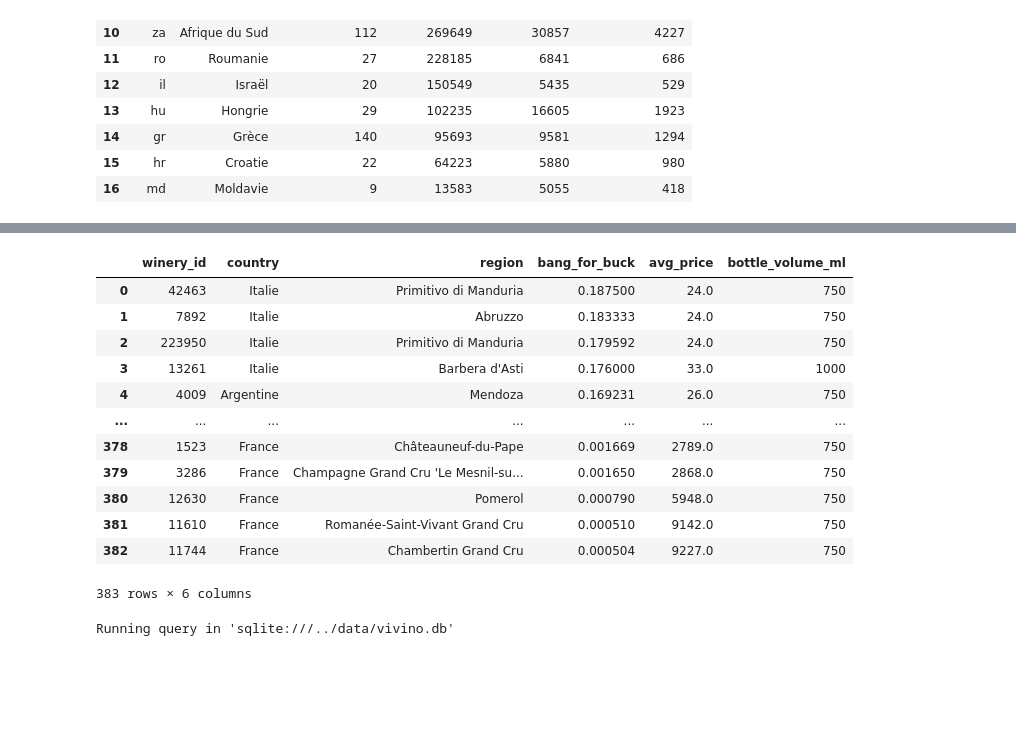
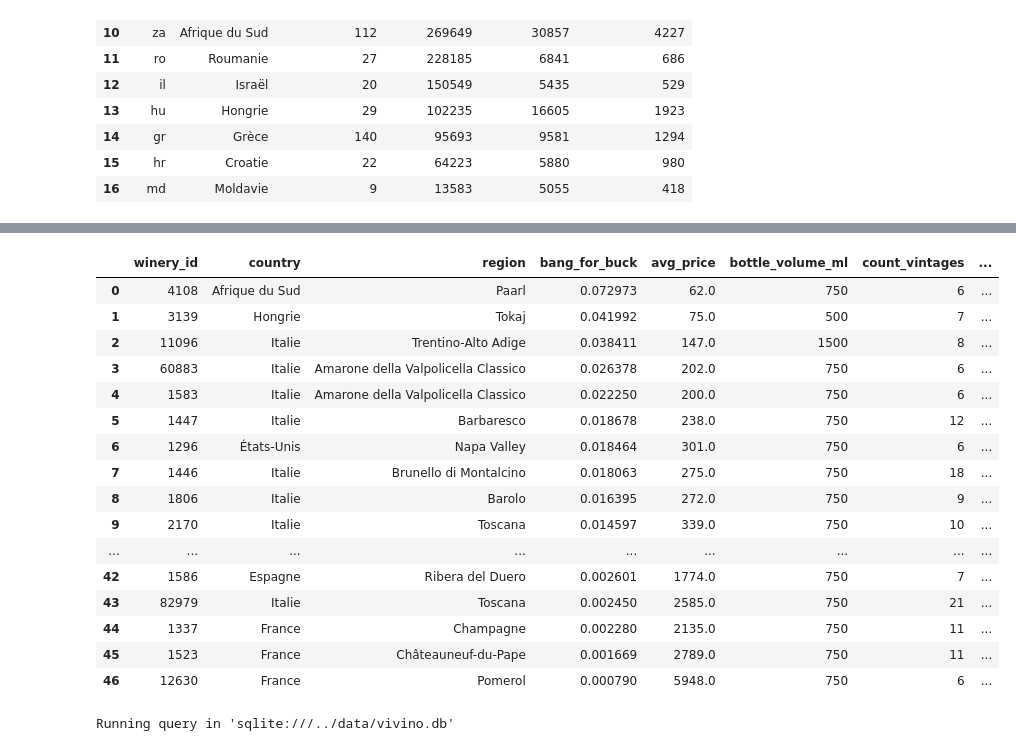
Before and after one commit to JanKazimir/vivinodb, a Jupyter notebook: notebooks/disco.ipynb, the cells around one changed output, grey strips where cells are left out. Cells and saved outputs as stored; diff of their text form; code cells hidden in the pictures; blank space fills up the shorter version.

```diff
--- a/notebooks/disco.ipynb
+++ b/notebooks/disco.ipynb
@@ -367,0 +388,7 @@ Best Winery id's:  42463, 7892, 223950, 13261, 4009, 40453, 3060, 19992, 52856,
+# %%
+## Best wineries for quality
+with open("../queries/best_wineries.sql") as f:
+    query = f.read()
+
+df = pd.read_sql_query(query, connexion)
+df
@@ -367,0 +413,7 @@ Best Winery id's:  42463, 7892, 223950, 13261, 4009, 40453, 3060, 19992, 52856,
+# %%
+## Winery awards: Bang for Buck
+with open("../queries/best_wineries_bang_for_buck.sql", encoding="utf-8") as f:
+    query = f.read()
+
+df = pd.read_sql_query(query, connexion)
+df
@@ -368,26 +438,30 @@ Best Winery id's:  42463, 7892, 223950, 13261, 4009, 40453, 3060, 19992, 52856,
 # %%
-## Winery awards
-with open("../queries/best_wineries.sql", encoding="utf-8") as f:
+## Winery awards : best bang for buck
+with open("../queries/best_wineries_bang_for_buck.sql", encoding="utf-8") as f:
     query = f.read()
 
 df = pd.read_sql_query(query, connexion)
 df
 #best_wineries = df["winery_id"].to_list()
-#print(best_wineries)
+#print(best_wineries) # -->  Best Bang for buck Wineries id's:  4108, 3139, 11096, 60883, 1583, 1447, 1296, 1446, 1806, 2170,
 # %% [output]
-|  | winery_id | country | region | bang_for_buck | avg_price | bottle_volume_ml |
-| 0 | 42463 | Italie | Primitivo di Manduria | 0.187500 | 24.0 | 750 |
-| 1 | 7892 | Italie | Abruzzo | 0.183333 | 24.0 | 750 |
-| 2 | 223950 | Italie | Primitivo di Manduria | 0.179592 | 24.0 | 750 |
-| 3 | 13261 | Italie | Barbera d'Asti | 0.176000 | 33.0 | 1000 |
-| 4 | 4009 | Argentine | Mendoza | 0.169231 | 26.0 | 750 |
-| ... | ... | ... | ... | ... | ... | ... |
-| 378 | 1523 | France | Châteauneuf-du-Pape | 0.001669 | 2789.0 | 750 |
-| 379 | 3286 | France | Champagne Grand Cru 'Le Mesnil-su... | 0.001650 | 2868.0 | 750 |
-| 380 | 12630 | France | Pomerol | 0.000790 | 5948.0 | 750 |
-| 381 | 11610 | France | Romanée-Saint-Vivant Grand Cru | 0.000510 | 9142.0 | 750 |
-| 382 | 11744 | France | Chambertin Grand Cru | 0.000504 | 9227.0 | 750 |
+|  | winery_id | country | region | bang_for_buck | avg_price | bottle_volume_ml | count_vintages | ... |
+| 0 | 4108 | Afrique du Sud | Paarl | 0.072973 | 62.0 | 750 | 6 | ... |
+| 1 | 3139 | Hongrie | Tokaj | 0.041992 | 75.0 | 500 | 7 | ... |
+| 2 | 11096 | Italie | Trentino-Alto Adige | 0.038411 | 147.0 | 1500 | 8 | ... |
+| 3 | 60883 | Italie | Amarone della Valpolicella Classico | 0.026378 | 202.0 | 750 | 6 | ... |
+| 4 | 1583 | Italie | Amarone della Valpolicella Classico | 0.022250 | 200.0 | 750 | 6 | ... |
+| 5 | 1447 | Italie | Barbaresco | 0.018678 | 238.0 | 750 | 12 | ... |
+| 6 | 1296 | États-Unis | Napa Valley | 0.018464 | 301.0 | 750 | 6 | ... |
+| 7 | 1446 | Italie | Brunello di Montalcino | 0.018063 | 275.0 | 750 | 18 | ... |
+| 8 | 1806 | Italie | Barolo | 0.016395 | 272.0 | 750 | 9 | ... |
+| 9 | 2170 | Italie | Toscana | 0.014597 | 339.0 | 750 | 10 | ... |
+| ... | ... | ... | ... | ... | ... | ... | ... | ... |
+| 42 | 1586 | Espagne | Ribera del Duero | 0.002601 | 1774.0 | 750 | 7 | ... |
+| 43 | 82979 | Italie | Toscana | 0.002450 | 2585.0 | 750 | 21 | ... |
+| 44 | 1337 | France | Champagne | 0.002280 | 2135.0 | 750 | 11 | ... |
+| 45 | 1523 | France | Châteauneuf-du-Pape | 0.001669 | 2789.0 | 750 | 11 | ... |
+| 46 | 12630 | France | Pomerol | 0.000790 | 5948.0 | 750 | 6 | ... |
-383 rows × 6 columns
 # %%
 %%sql
 SELECT
```
Also changed, not shown: parts of 19 cells of this notebook, 11 other files.
